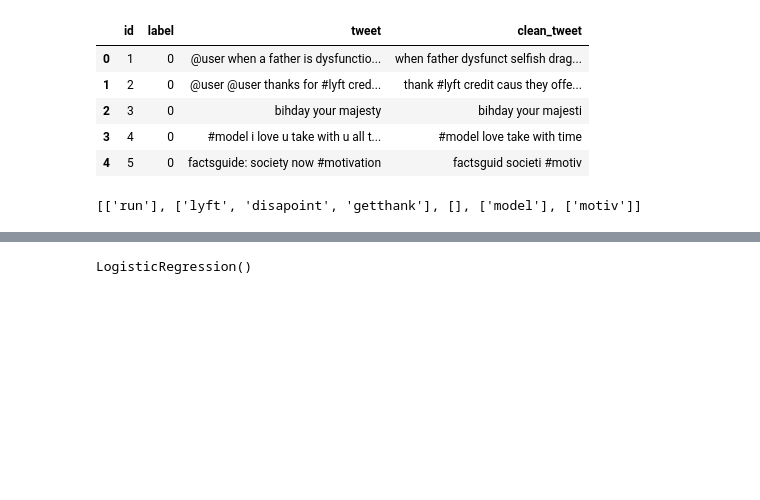
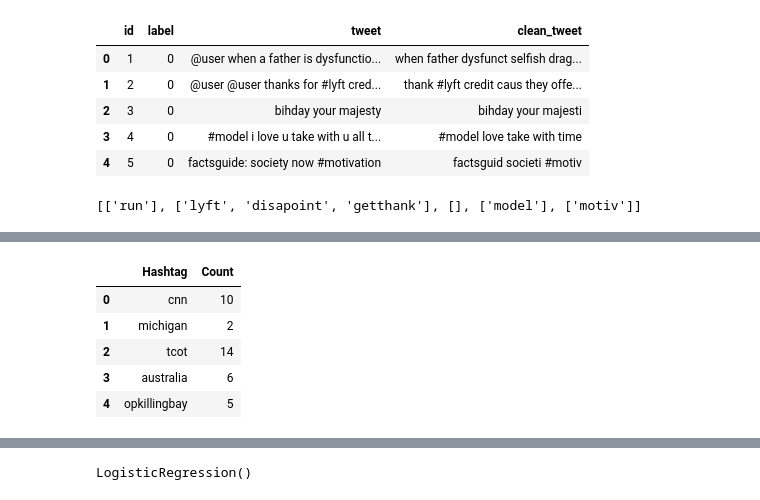
Before and after one commit to Riya-jais/sentiment-analysis, a Jupyter notebook: Sentiment-Analysis.ipynb, the cells around one changed output, grey strips where cells are left out. Saved outputs shown, nothing was run; the diff lists cells and outputs as text; code cells hidden in the pictures; blank space fills up the shorter version.

```diff
--- a/Sentiment-Analysis.ipynb
+++ b/Sentiment-Analysis.ipynb
@@ -141,0 +168,12 @@ ht_positive[:5]
+# %%
+freq = nltk.FreqDist(ht_negative)
+d = pd.DataFrame({'Hashtag': list(freq.keys()),
+                 'Count': list(freq.values())})
+d.head()
+# %% [output]
+|  | Hashtag | Count |
+| 0 | cnn | 10 |
+| 1 | michigan | 2 |
+| 2 | tcot | 14 |
+| 3 | australia | 6 |
+| 4 | opkillingbay | 5 |
```
Also changed, not shown: parts of 5 cells of this notebook.
